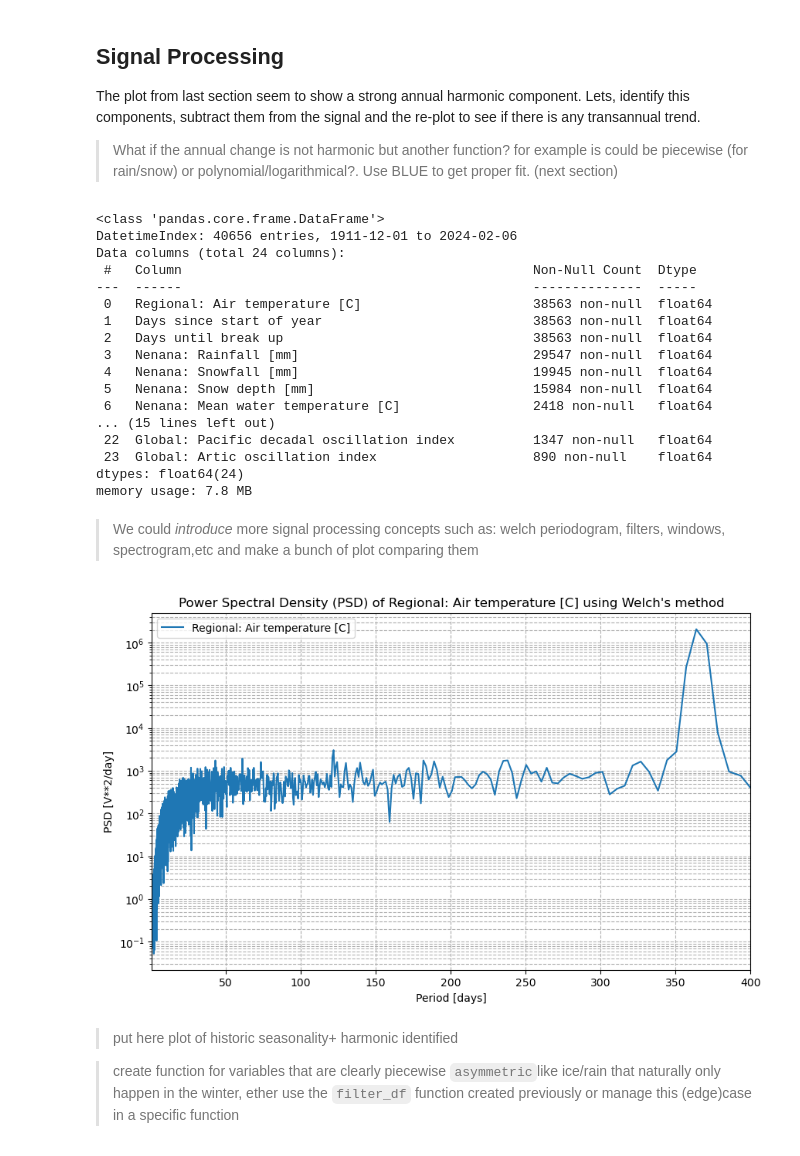
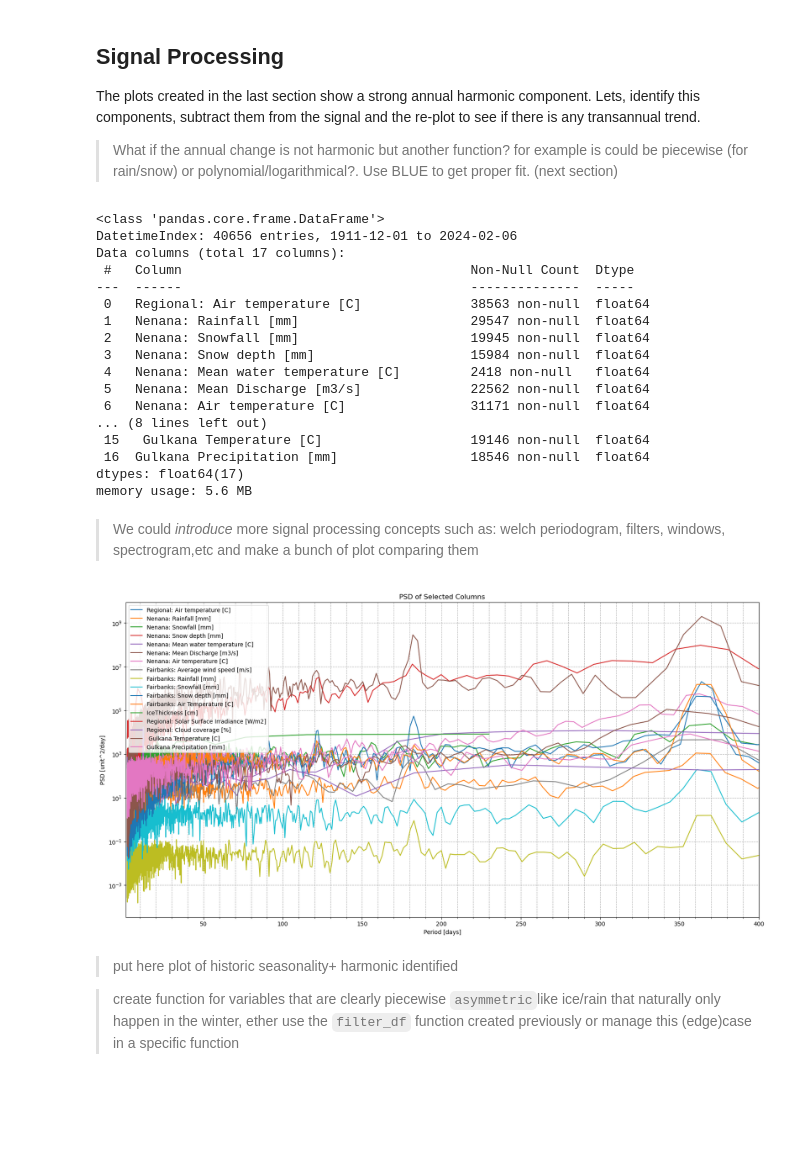
Before and after one commit to iceclassic/mude, a Jupyter notebook: book/Part_1/Signlal_processing.ipynb, the cells around one changed output. Cells and saved outputs as stored; diff of their text form; code cells hidden in the pictures; blank space fills up the shorter version.

```diff
--- a/book/Part_1/Signlal_processing.ipynb
+++ b/book/Part_1/Signlal_processing.ipynb
@@ -1,46 +1,45 @@
 # %% [markdown]
 ## Signal Processing
-The plot from last section seem to show a strong annual harmonic component. Lets, identify this components, subtract them from the signal and the re-plot to see if there is any transannual trend.
+The plots created in the last section show a strong annual harmonic component. Lets, identify this components, subtract them from the signal and the re-plot to see if there is any transannual trend.
 
 > What if the annual change is not harmonic but another function? for example is could be piecewise (for rain/snow) or polynomial/logarithmical?. Use BLUE to get proper fit. (next section)
 # %%
 import pandas as pd
 import numpy as np
 from funciones import*
+import matplotlib.pyplot as plt
 
-import matplotlib.pyplot as plt
-from scipy.signal import welch
 Data=pd.read_csv("../../data/Time_series_DATA.txt",skiprows=149,index_col=0)
-Data.head()
-Data=Data.drop(columns=['Predicted ice thickness [m]','Noisy predicted ice thickness [m]'])
+Data=Data.drop(columns=['Predicted ice thickness [m]','Noisy predicted ice thickness [m]','Days since start of year','Days until break up','Noisy predicted ice thickness [m]','Global: Pacific decadal oscillation index','Global: Artic oscillation index','Global: ENSO-Southern oscillation index','Gulkana: Glacier-wide winter mass balance [m.w.e]','Gulkana: Glacier-wide summer mass balance [m.w.e]'])
 #Data=pd.read_csv('https://raw.githubusercontent.com/iceclassic/sandbox/main/Data/Time_series_DATA.txt',index_col=0,skiprows=149)
 Data.index = Data.index.astype(str).str.split().str[0]
 Data.index = pd.to_datetime(Data.index, format="%Y-%m-%d")
+Data.info()
 # %% [output]
 <class 'pandas.core.frame.DataFrame'>
 DatetimeIndex: 40656 entries, 1911-12-01 to 2024-02-06
-Data columns (total 24 columns):
- #   Column                                             Non-Null Count  Dtype
----  ------                                             --------------  -----
- 0   Regional: Air temperature [C]                      38563 non-null  float64
- 1   Days since start of year                           38563 non-null  float64
- 2   Days until break up                                38563 non-null  float64
- 3   Nenana: Rainfall [mm]                              29547 non-null  float64
- 4   Nenana: Snowfall [mm]                              19945 non-null  float64
- 5   Nenana: Snow depth [mm]                            15984 non-null  float64
- 6   Nenana: Mean water temperature [C]                 2418 non-null   float64
-... (15 lines left out)
- 22  Global: Pacific decadal oscillation index          1347 non-null   float64
- 23  Global: Artic oscillation index                    890 non-null    float64
-dtypes: float64(24)
-memory usage: 7.8 MB
+Data columns (total 17 columns):
+ #   Column                                     Non-Null Count  Dtype
+---  ------                                     --------------  -----
+ 0   Regional: Air temperature [C]              38563 non-null  float64
+ 1   Nenana: Rainfall [mm]                      29547 non-null  float64
+ 2   Nenana: Snowfall [mm]                      19945 non-null  float64
+ 3   Nenana: Snow depth [mm]                    15984 non-null  float64
+ 4   Nenana: Mean water temperature [C]         2418 non-null   float64
+ 5   Nenana: Mean Discharge [m3/s]              22562 non-null  float64
+ 6   Nenana: Air temperature [C]                31171 non-null  float64
+... (8 lines left out)
+ 15   Gulkana Temperature [C]                   19146 non-null  float64
+ 16  Gulkana Precipitation [mm]                 18546 non-null  float64
+dtypes: float64(17)
+memory usage: 5.6 MB
 # %% [markdown]
 
 > We could *introduce*  more signal processing concepts such as:  welch periodogram, filters, windows, spectrogram,etc  and make a bunch of plot comparing them
 # %%
-compute_and_plot_psd(Data,cols=['Regional: Air temperature [C]'],plot_period=True)
+compute_and_plot_psd(Data,plot_period=True)
 # %% [output]
-[figure, old version]
+[figure, new version]
 # %% [markdown]
 > put here plot of historic seasonality+ harmonic identified
 
```
Also changed, not shown: 7 other files.
